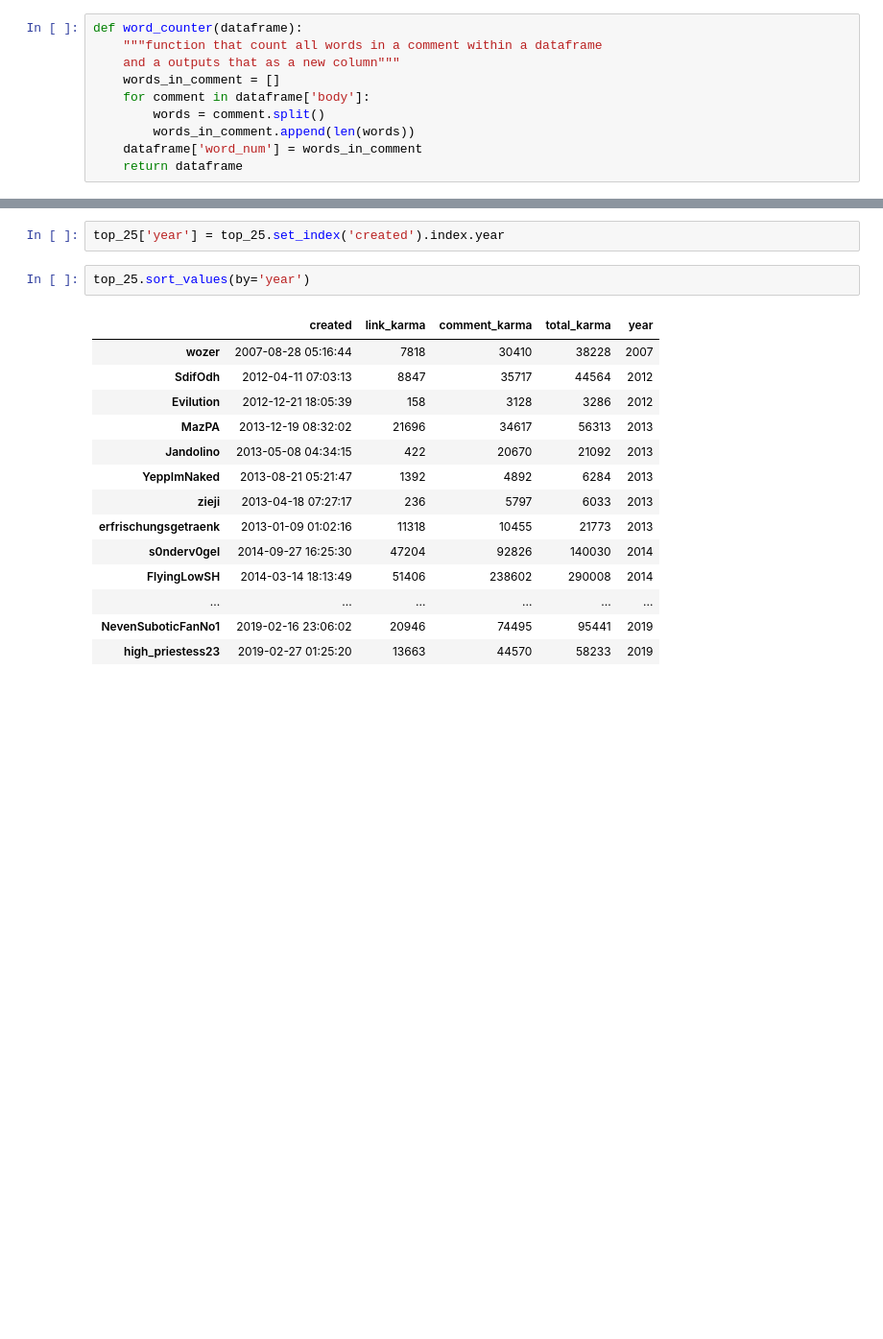
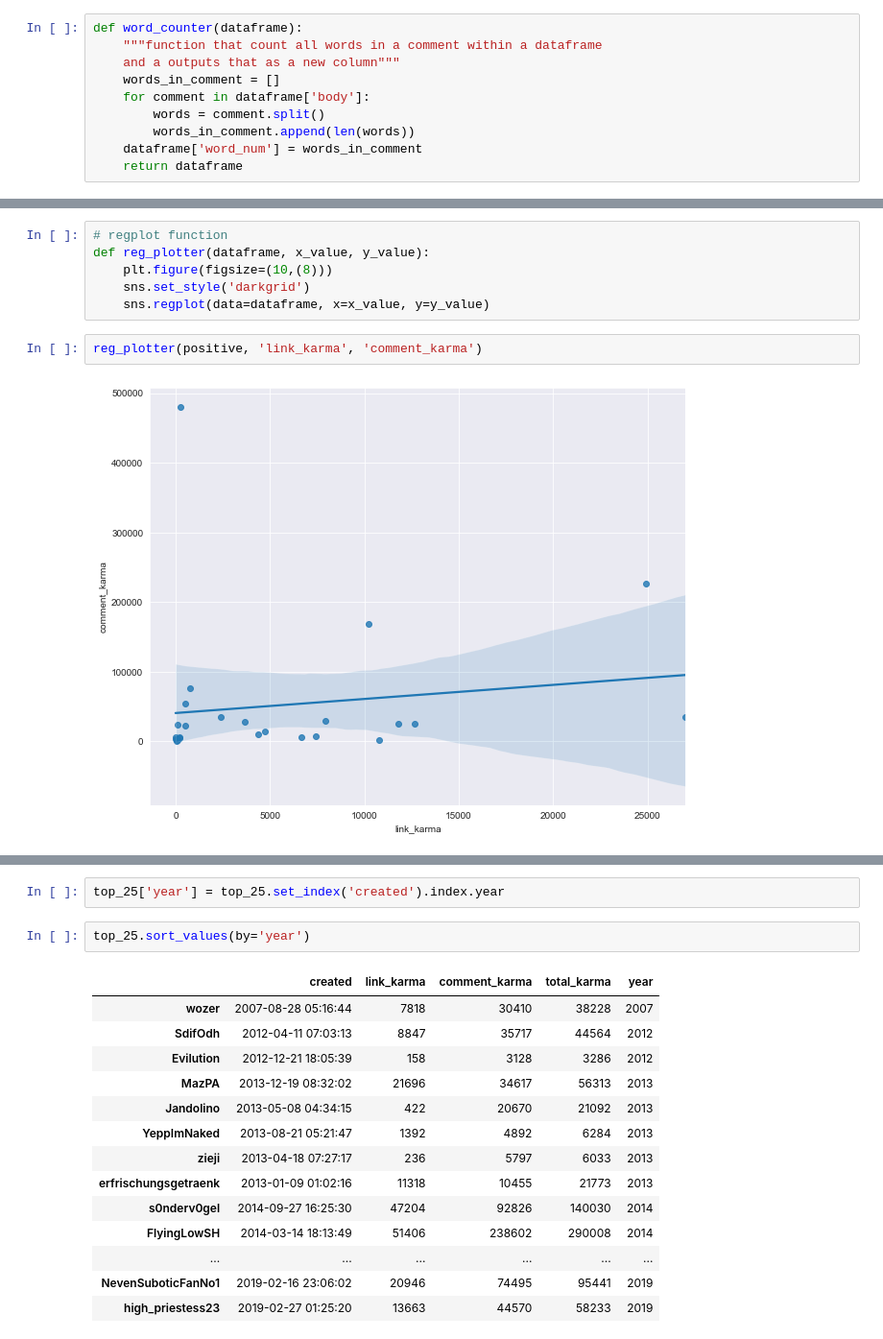
Before and after one commit to xaverdorner/reddit_analysis_project, a Jupyter notebook: Reddit_visualizations.ipynb, the cells around one changed output, grey strips where cells are left out. Shown at 96% size. Cells and saved outputs as stored; diff of their text form; blank space fills up the shorter version.

```diff
--- a/Reddit_visualizations.ipynb
+++ b/Reddit_visualizations.ipynb
@@ -41,0 +63,10 @@ top_25['created'] = pd.to_datetime(top_25['created'])
+# %%
+# regplot function
+def reg_plotter(dataframe, x_value, y_value):
+    plt.figure(figsize=(10,(8)))
+    sns.set_style('darkgrid')
+    sns.regplot(data=dataframe, x=x_value, y=y_value)
+# %%
+reg_plotter(positive, 'link_karma', 'comment_karma')
+# %% [output]
+[figure, added]
```
Also changed, not shown: parts of 22 cells of this notebook, 2 other files.
